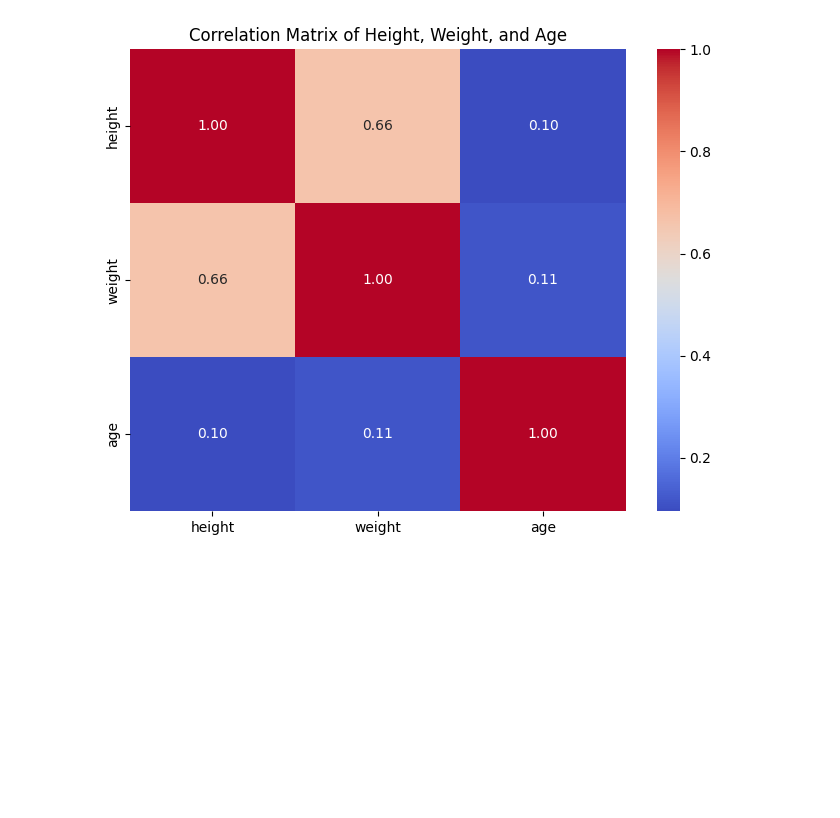
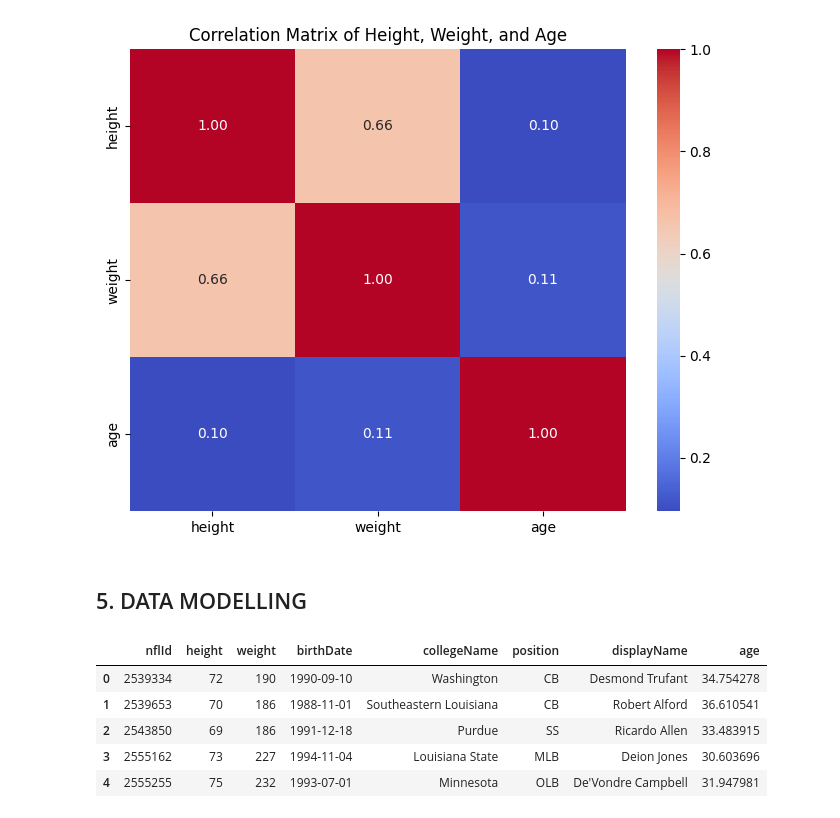
Before and after one commit to SylviaMwai/NFL-Players-Analytics-EDA-, a Jupyter notebook: NFL_Players_Analytics_(EDA).ipynb, the cells around one changed output. Drawn from its saved outputs; the diff is of its cells as text; code cells hidden in the pictures; blank space fills up the shorter version.

```diff
--- a/NFL_Players_Analytics_(EDA).ipynb
+++ b/NFL_Players_Analytics_(EDA).ipynb
@@ -372,3 +372,14 @@ plt.title('Correlation Matrix of Height, Weight, and Age')
 plt.show()
 # %% [output]
 [figure]
+# %% [markdown]
+## 5. DATA MODELLING
+# %%
+Data.head()
+# %% [output]
+|  | nflId | height | weight | birthDate | collegeName | position | displayName | age |
+| 0 | 2539334 | 72 | 190 | 1990-09-10 | Washington | CB | Desmond Trufant | 34.754278 |
+| 1 | 2539653 | 70 | 186 | 1988-11-01 | Southeastern Louisiana | CB | Robert Alford | 36.610541 |
+| 2 | 2543850 | 69 | 186 | 1991-12-18 | Purdue | SS | Ricardo Allen | 33.483915 |
+| 3 | 2555162 | 73 | 227 | 1994-11-04 | Louisiana State | MLB | Deion Jones | 30.603696 |
+| 4 | 2555255 | 75 | 232 | 1993-07-01 | Minnesota | OLB | De'Vondre Campbell | 31.947981 |
```
